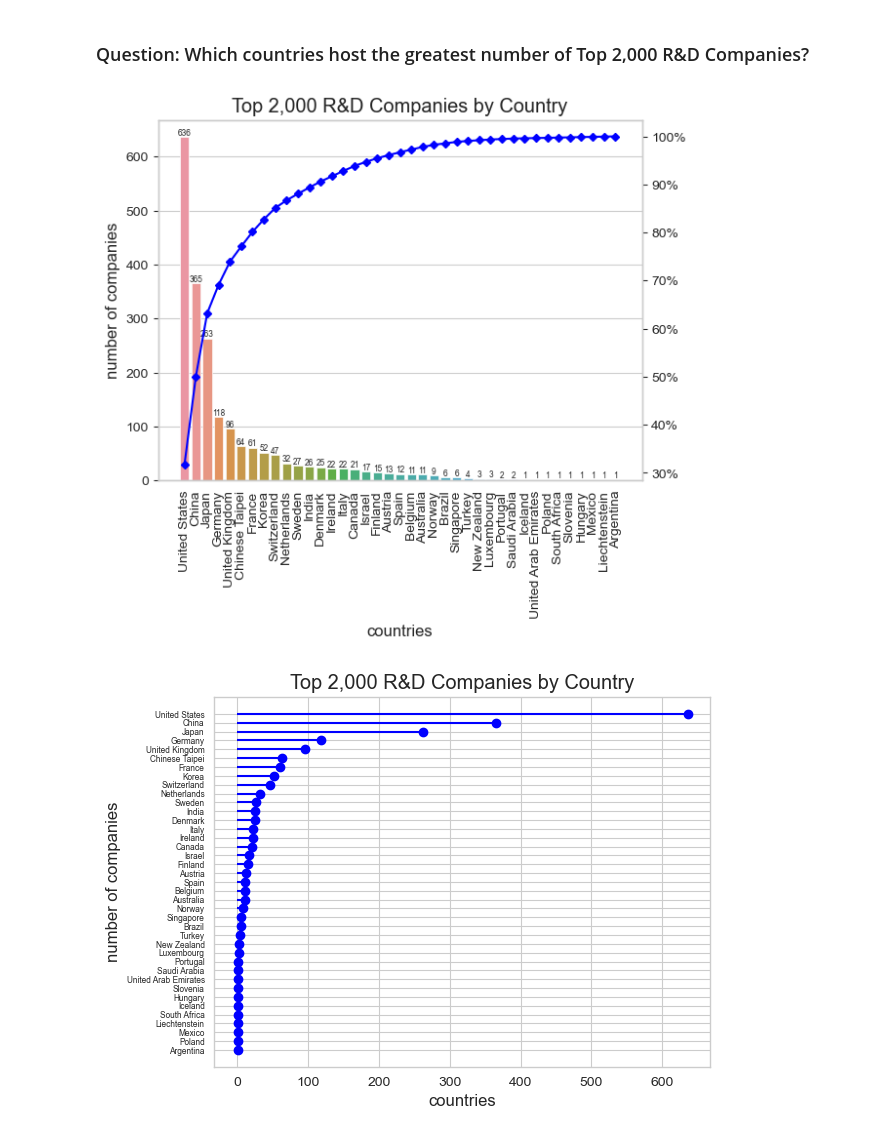
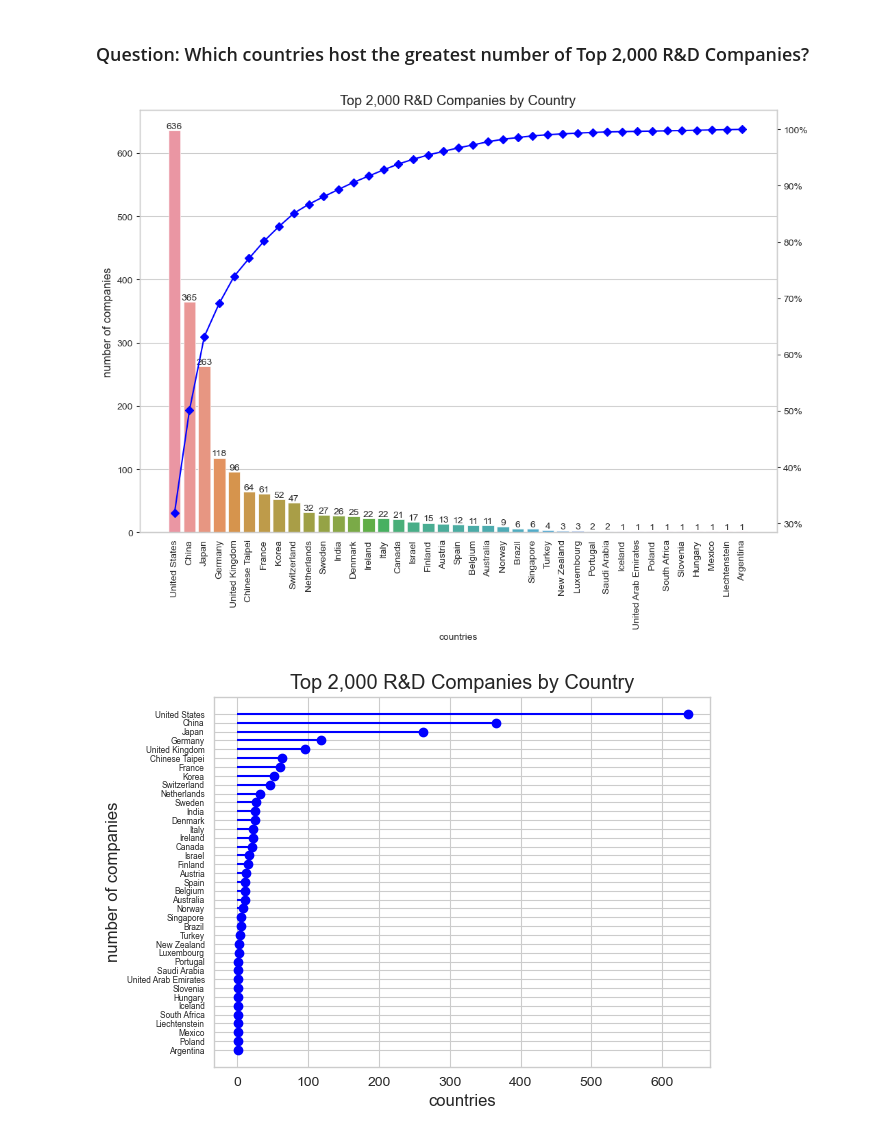
Before and after one commit to bassoonelephant/ip-productivity, a Jupyter notebook: ip_workbench.ipynb, the cells around one changed output. Drawn from its saved outputs; the diff is of its cells as text; code cells hidden in the pictures.

Commit message:
finish draft 1 of company visualizations

```diff
--- a/ip_workbench.ipynb
+++ b/ip_workbench.ipynb
@@ -115,0 +105,13 @@ country_analysis.head()
+# %%
+# Build DataFrame with variables we want to see correlations for
+df = pd.DataFrame().assign(hq_country = country_analysis['hq_country'],
+                           rank_num_cos = country_analysis['rank_num_cos'],
+                           rank_rd_share = country_analysis['rank_rd_share'],
+                           rank_patent_share = country_analysis['rank_patent_share'])
+
+# Pairplot data
+sns.set_palette("deep")
+sns.pairplot(df, kind='reg', diag_kind='kde')
+
+# Show graph
+plt.show()
@@ -118,35 +122,39 @@ country_analysis.head()
 # %%
 # Barplot
 
 # Reorder by number of companies
 ordered_df = country_analysis.sort_values(by='num_cos', ascending = False)
 
 # Calculate cumulative percentage
 ordered_df['cume_per'] = ordered_df['num_cos'].cumsum()/ordered_df['num_cos'].sum()*100
 
+# Setup plot
+plt.figure(figsize=(12,8))
+sns.set_style("whitegrid")
 
 # Plot number of companies on Axis 1
-sns.set_style("whitegrid")
 ax = sns.barplot(y = 'num_cos',
             x = 'hq_country',
             data = ordered_df,
             orient = 'v')
-ax.bar_label(ax.containers[0], fontsize=6)
+ax.bar_label(ax.containers[0], fontsize=10)
+
+# Title and axes
 plt.title('Top 2,000 R&D Companies by Country')
 plt.ylabel('number of companies')
-plt.xlabel('countries')
+plt.xlabel('countries', fontsize=10)
 plt.xticks(rotation = 'vertical')
 
 # Plot cume % of companies on Axis 2
 ax2 = ax.twinx()
-ax2.plot(ordered_df['hq_country'], ordered_df['cume_per'], color='blue', marker="D", ms=4)
+ax2.plot(ordered_df['hq_country'], ordered_df['cume_per'], color='blue', marker="D", ms=6)
 ax2.yaxis.set_major_formatter(PercentFormatter())
 ax2.grid(False)
 
 # Show graph
 plt.show()
 # %% [output]
-[figure, old version]
+[figure, new version]
 # %%
 # Lollipop plot
 
```
Also changed, not shown: parts of 52 cells of this notebook.
